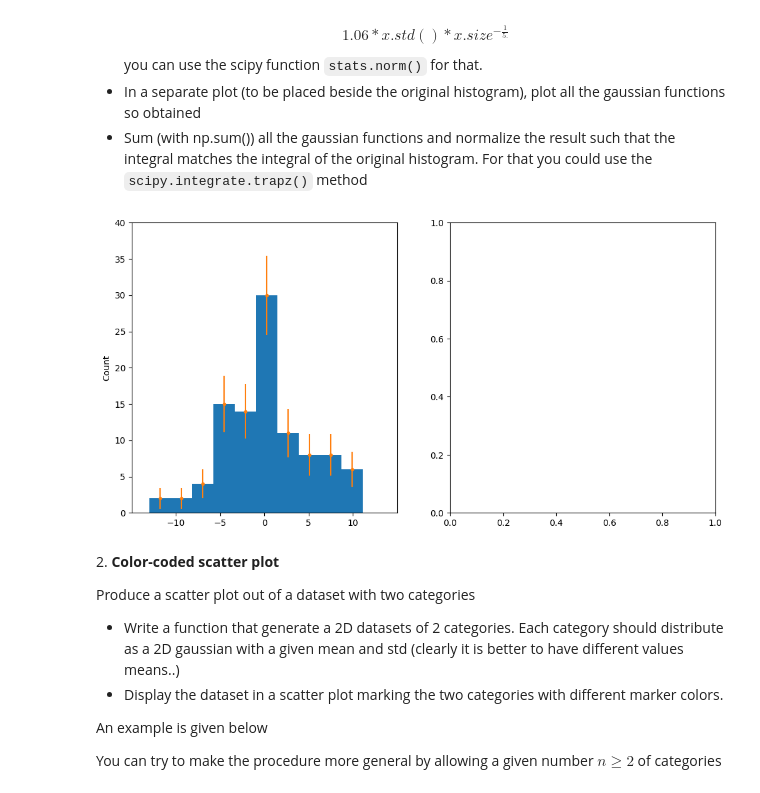
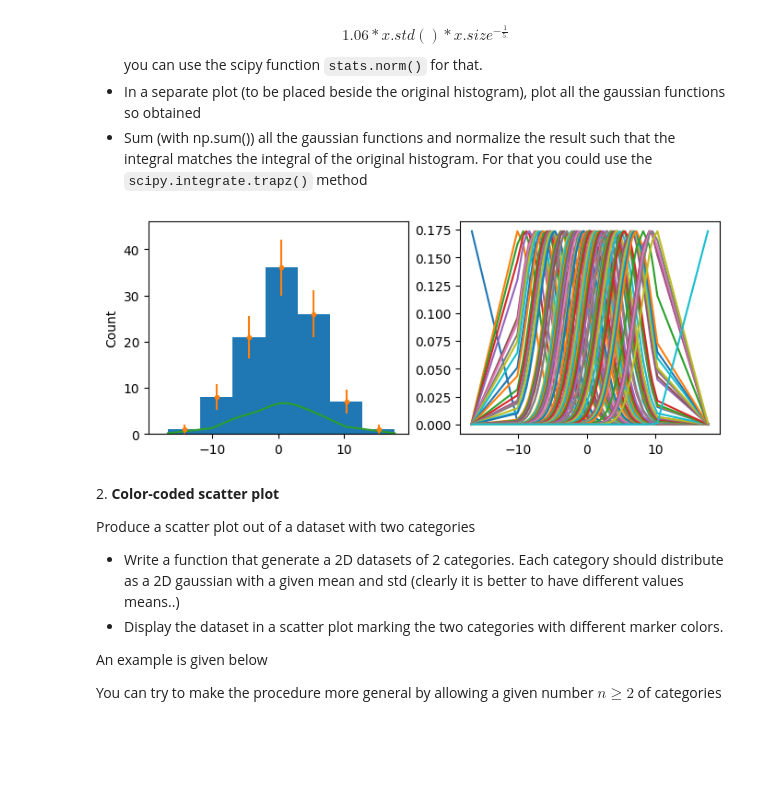
Before and after one commit to GiancarloSaran/LaboratoryOfComputationalPhysics_Y6, a Jupyter notebook: 07ex_Visualization.ipynb, the cells around one changed output. Drawn from its saved outputs; the diff is of its cells as text; code cells hidden in the pictures; blank space fills up the shorter version.

```diff
--- a/07ex_Visualization.ipynb
+++ b/07ex_Visualization.ipynb
@@ -22,23 +24,32 @@ you can use the scipy function `stats.norm()` for that.
 * Sum (with np.sum()) all the gaussian functions and normalize the result such that the integral matches the integral of the original histogram. For that you could use the `scipy.integrate.trapz()` method
 # %%
 mu, sigma, N = 0, 5, 100
-x = np.random.normal(mu, sigma, N)
-N_bins = int(np.sqrt(N))
+x = np.sort(np.random.normal(mu, sigma, N))
+N_bins = int(1+3.3*np.log10(N)) #Sturge's rule
+fact = 1
+std = 1.06*x.std()*np.float_power(x.size, -1/5)*fact
+# %%
+#Create the KDE
+kernels = [norm(xi, std) for xi in x]
 # %%
-fig, ax = plt.subplots(1, 2, figsize=(12,6))
+fig, ax = plt.subplots(1, 2, figsize=(8,3))
 count, bins, _ = ax[0].hist(x, N_bins)
 bincenters = 0.5*(bins[1:]+bins[:-1])
+kde = np.sum([ker.pdf(x) for ker in kernels], axis=1)
+Z = tpz(kde, x)
 x_range = np.maximum(np.abs(np.min(bins)), np.max(bins)) + 2  #make plot symmetric
 y_range = np.max(count) + 10
 #y major ticks each 10, minor each 5
 ax[0].set_xlim(-x_range, x_range)
 ax[0].set_ylim(0, y_range)
 ax[0].set_ylabel('Count')
 ax[0].errorbar(bincenters, count, yerr=np.sqrt(count), fmt= '.') #Poisson errorbars
-
+ax[0].plot(x, N*kde/Z)
+for ker in kernels:
+  ax[1].plot(x, ker.pdf(x))
 plt.show()
 # %% [output]
-[figure, old version]
+[figure, new version]
 # %% [markdown]
 2\. **Color-coded scatter plot**
 
```
Also changed, not shown: parts of 9 cells of this notebook.
